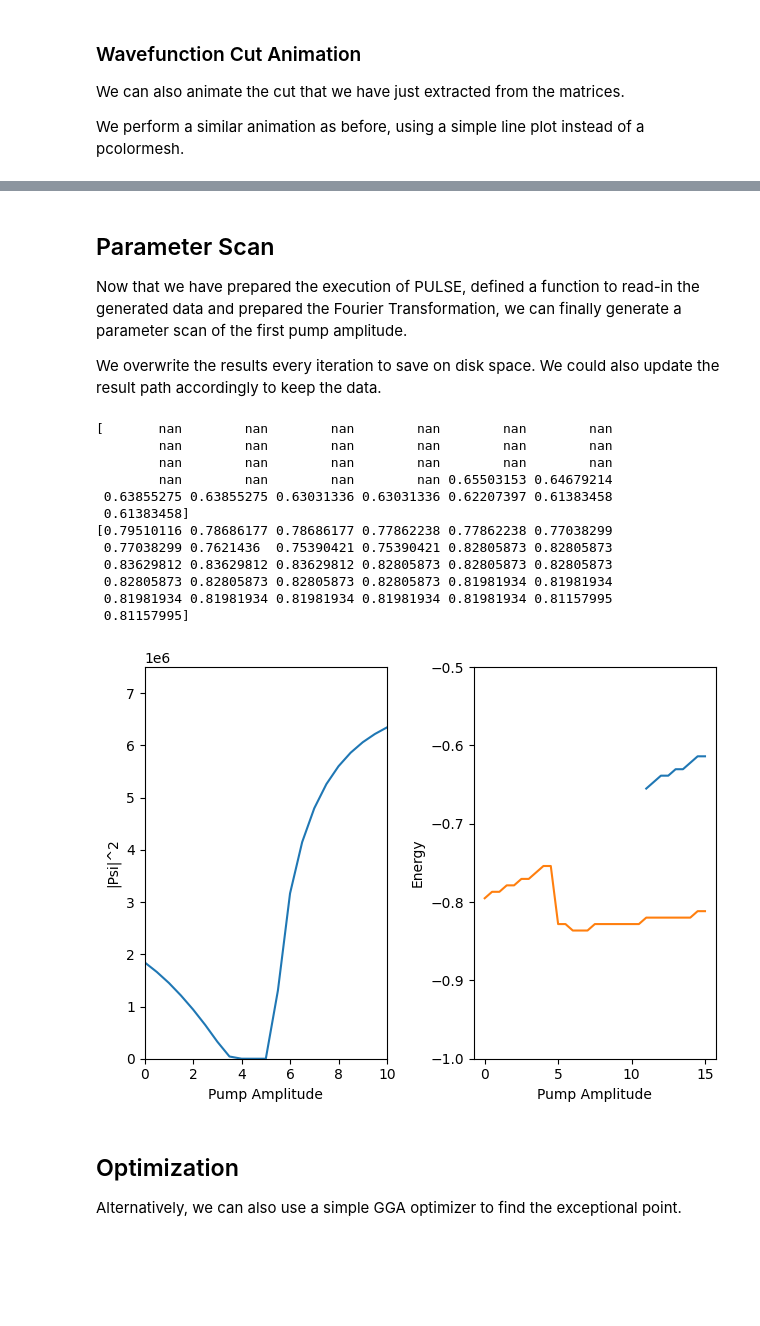
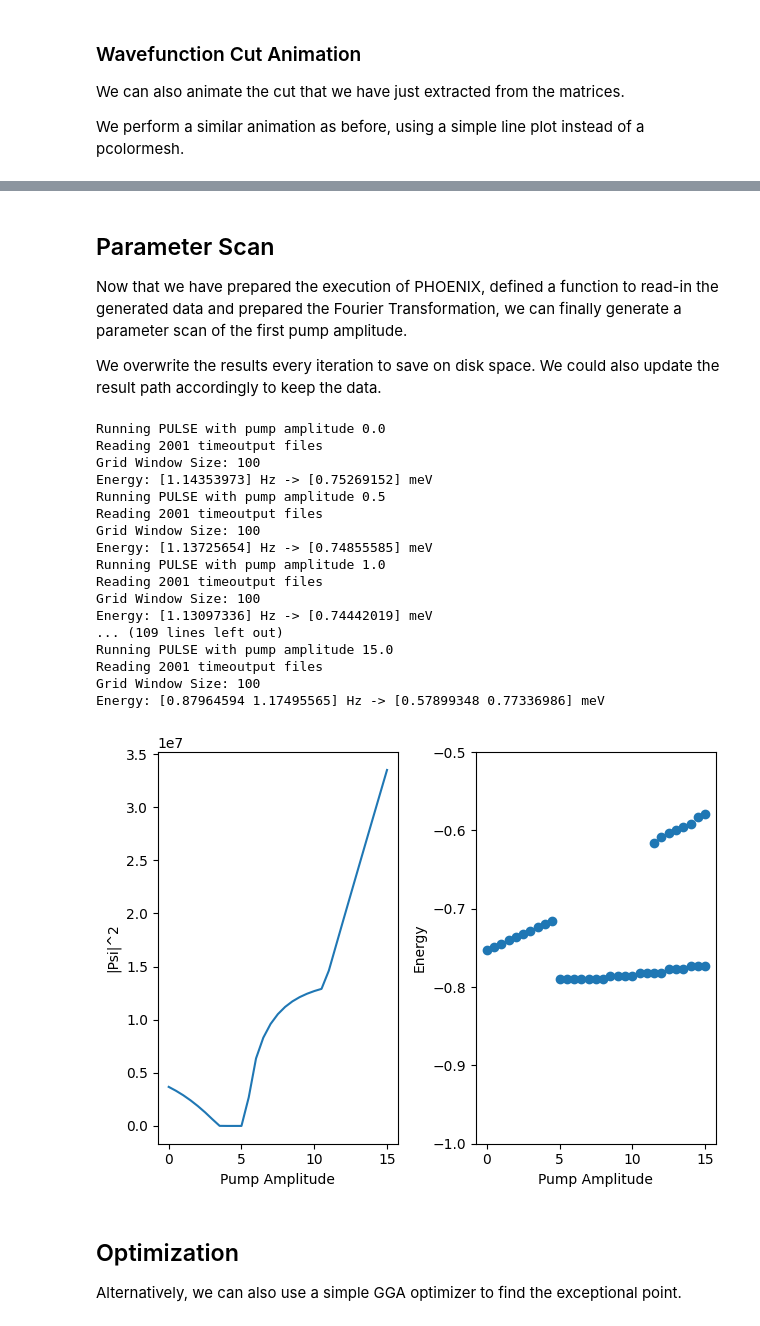
Before and after one commit to Schumacher-Group-UPB/PULSE, a Jupyter notebook: examples/example_1/example.ipynb, the cells around one changed output, grey strips where cells are left out. Cells and saved outputs as stored; diff of their text form; code cells hidden in the pictures; blank space fills up the shorter version.

```diff
--- a/examples/example_1/example.ipynb
+++ b/examples/example_1/example.ipynb
@@ -283,4 +289,4 @@ Running PULSE with pump amplitude 9
 # %%
 # Read in the data
-wavefunctions,times,wavefunction_cuts,fft,W,subgrid_size,real_dx,real_dt = readPULSEData()
+wavefunctions,times,x,wavefunction_cuts,fft,W,subgrid_size,real_dx,real_dt = readPHOENIXData()
 # %% [output]
@@ -372,15 +376,17 @@ fig, ax = plt.subplots()
 ax.set_title("Fourier Transform")
 ax.set_ylabel("X")
 ax.set_xlabel("Energy [meV]")
-ax.set_xlim(0.5,1)
-ax.pcolormesh(W*hbar*1E3,np.linspace(-subgrid_size/2,subgrid_size/2,subgrid_size)*real_dx,fft)
-
+ax.set_xlim(0,2)
+#ax.set_xlim(0.5,1)
+ax.pcolormesh(W*hbar*1E3,x,fft)
+print("FFT Shape", fft.shape)
 # Integrate the FFT on the y-axis
 fft_integrated = np.sum(fft, axis=0)
+
 # Normalize the FFT
 fft_integrated /= np.max(fft_integrated)
 ax.plot(W*hbar*1E3, fft_integrated, color="black")
-peaks, _ = find_peaks(fft_integrated, height=0.1)
+peaks, _ = find_peaks(fft_integrated, height=0.3)
 energy = W[peaks]*hbar*1E3
 print(f"Energy: {W[peaks]} -> {energy} meV")
 # %% [output]
@@ -389,7 +396,7 @@ Energy: [1.25814032] -> [0.828123] meV
 # %% [markdown]
 ## Parameter Scan
 
-Now that we have prepared the execution of PULSE, defined a function to read-in the generated data and prepared the Fourier Transformation, we can finally generate a parameter scan of the first pump amplitude.
+Now that we have prepared the execution of PHOENIX, defined a function to read-in the generated data and prepared the Fourier Transformation, we can finally generate a parameter scan of the first pump amplitude.
 
 We overwrite the results every iteration to save on disk space. We could also update the result path accordingly to keep the data.
 # %%
@@ -397,24 +404,20 @@ We overwrite the results every iteration to save on disk space. We could also up
 pump_amp_scan = np.linspace(0, 15, 31, endpoint=True)
 
 fft_cost_scan = []
-fft_energy_lower, fft_energy_upper = [],[]
+fft_energy_peaks = []
 
 for pump_amp in pump_amp_scan:
-    generatePULSEData(pump_amp)
-    wavefunctions,times,wavefunction_cuts,fft,W,subgrid_size,real_dx,real_dt = readPULSEData()
+    generatePHOENIXData(pump_amp)
+    wavefunctions,times,x,wavefunction_cuts,fft,W,subgrid_size,real_dx,real_dt = readPHOENIXData()
     # Integrate the FFT on the y-axis
     fft_integrated = np.sum(fft, axis=0)
     # Normalize the FFT
     fft_integrated /= np.max(fft_integrated)
     # Analyze the peaks
-    peaks, _ = find_peaks(fft_integrated, height=0.1)
+    peaks, _ = find_peaks(fft_integrated, height=0.3)
     energy = W[peaks]*hbar*1E3
     print(f"Energy: {W[peaks]} Hz -> {energy} meV")
-    if len(energy) > 1:
-        fft_energy_lower.append( energy[0] )
-    else:
-        fft_energy_lower.append( np.nan )
-    fft_energy_upper.append( energy[-1] )
+    fft_energy_peaks.append( energy )
 
     # Similar to before, we also calculate a cost value. In this case, since we already loaded all of the wavefunctions,
     # we will do an integrated cost instead of a final-value cost.
@@ -422,40 +425,49 @@ for pump_amp in pump_amp_scan:
     fft_cost_scan.append( cost )
 
 # Save the results to disk
-np.savetxt( os.path.join(result_path, "fft_cost_scan.txt"), np.array([pump_amp_scan, fft_cost_scan, fft_energy_lower, fft_energy_upper]).T )
+max_length = max( [ len(energy) for energy in fft_energy_peaks ] )
+# Pad energies with NaNs to make them the same length
+fft_energy_peaks = [ np.pad(energy, (0,max_length-len(energy)), constant_values=np.nan) for energy in fft_energy_peaks ]
+np.savetxt( os.path.join(result_path, "fft_cost_scan.txt"), np.array([pump_amp_scan, fft_cost_scan, *np.array(fft_energy_peaks).T]).T )
+# %% [output]
+Running PULSE with pump amplitude 0.0
+Reading 2001 timeoutput files
+Grid Window Size: 100
+Energy: [1.14353973] Hz -> [0.75269152] meV
+Running PULSE with pump amplitude 0.5
+Reading 2001 timeoutput files
+Grid Window Size: 100
+Energy: [1.13725654] Hz -> [0.74855585] meV
+Running PULSE with pump amplitude 1.0
+Reading 2001 timeoutput files
+Grid Window Size: 100
+Energy: [1.13097336] Hz -> [0.74442019] meV
+... (109 lines left out)
+Running PULSE with pump amplitude 15.0
+Reading 2001 timeoutput files
+Grid Window Size: 100
+Energy: [0.87964594 1.17495565] Hz -> [0.57899348 0.77336986] meV
 # %%
 # Load the .txt
-pump_amp_scan, fft_cost_scan, fft_energy_low, fft_energy_high = np.loadtxt( os.path.join(result_path, "fft_cost_scan.txt"), unpack=True )
+pump_amp_scan, fft_cost_scan, *fft_energies = np.loadtxt( os.path.join(result_path, "fft_cost_scan.txt"), unpack=True )
 
 # Plot the results
 fig, (ax1,ax2) = plt.subplots(1,2)
 ax1.plot(pump_amp_scan, fft_cost_scan)
 ax1.set_xlabel("Pump Amplitude")
 ax1.set_ylabel("|Psi|^2")
-print(fft_energy_low)
-print(fft_energy_high)
-ax2.plot(pump_amp_scan, -fft_energy_low)
-ax2.plot(pump_amp_scan, -fft_energy_high)
+#ax2.plot(pump_amp_scan, -fft_energy_low)
+#ax2.plot(pump_amp_scan, -fft_energy_high)
+for energy in fft_energies:
+    ax2.plot(pump_amp_scan, -energy, marker="o", linewidth = 0, c = "C0")
 ax2.set_xlabel("Pump Amplitude")
 ax2.set_ylabel("Energy")
-ax1.set_ylim(0,0.75E7)
-ax1.set_xlim(0,10)
+#ax1.set_ylim(0,0.75E7)
+#ax1.set_xlim(0,10)
 ax2.set_ylim(-1,-0.5)
 plt.tight_layout()
 # %% [output]
-[       nan        nan        nan        nan        nan        nan
-        nan        nan        nan        nan        nan        nan
-        nan        nan        nan        nan        nan        nan
-        nan        nan        nan        nan 0.65503153 0.64679214
- 0.63855275 0.63855275 0.63031336 0.63031336 0.62207397 0.61383458
- 0.61383458]
-[0.79510116 0.78686177 0.78686177 0.77862238 0.77862238 0.77038299
- 0.77038299 0.7621436  0.75390421 0.75390421 0.82805873 0.82805873
- 0.83629812 0.83629812 0.83629812 0.82805873 0.82805873 0.82805873
- 0.82805873 0.82805873 0.82805873 0.82805873 0.81981934 0.81981934
- 0.81981934 0.81981934 0.81981934 0.81981934 0.81981934 0.81157995
- 0.81157995]
-[figure, old version]
+[figure, new version]
 # %% [markdown]
 ## Optimization
 
```
Also changed, not shown: parts of 19 cells of this notebook, 3 other files.
